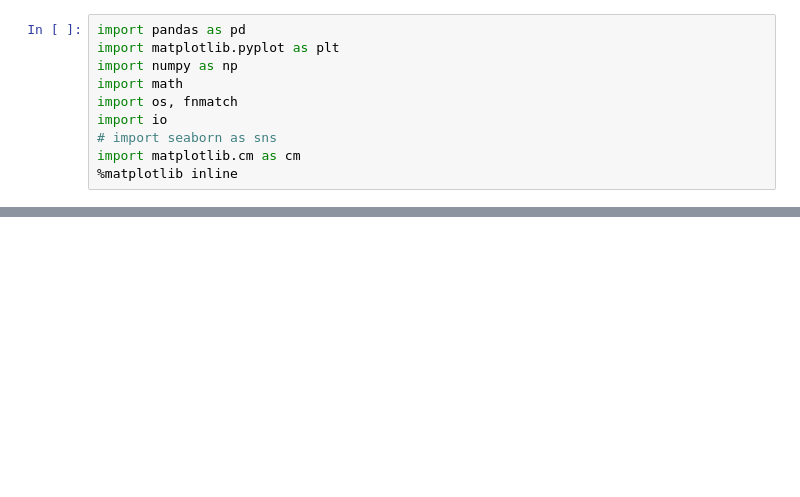
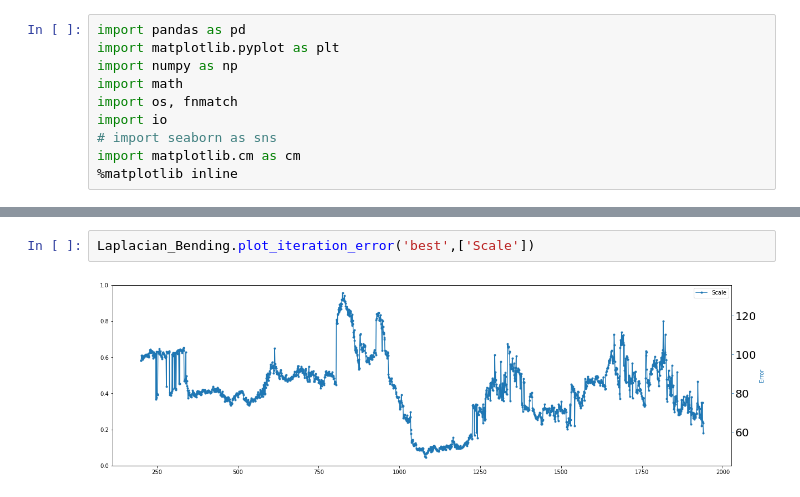
Before and after one commit to UZ-SLAMLab/DefSLAM, a Jupyter notebook: scripts/plotting.ipynb, the cells around one changed output, grey strips where cells are left out. Cells and saved outputs as stored; diff of their text form; blank space fills up the shorter version.

```diff
--- a/scripts/plotting.ipynb
+++ b/scripts/plotting.ipynb
@@ -356,0 +344,4 @@ evaluation.plot_iteration_error_separated(0,error_str)
+# %%
+Laplacian_Bending.plot_iteration_error('best',['Scale'])
+# %% [output]
+[figure, added]
```
Also changed, not shown: parts of 45 cells of this notebook.
